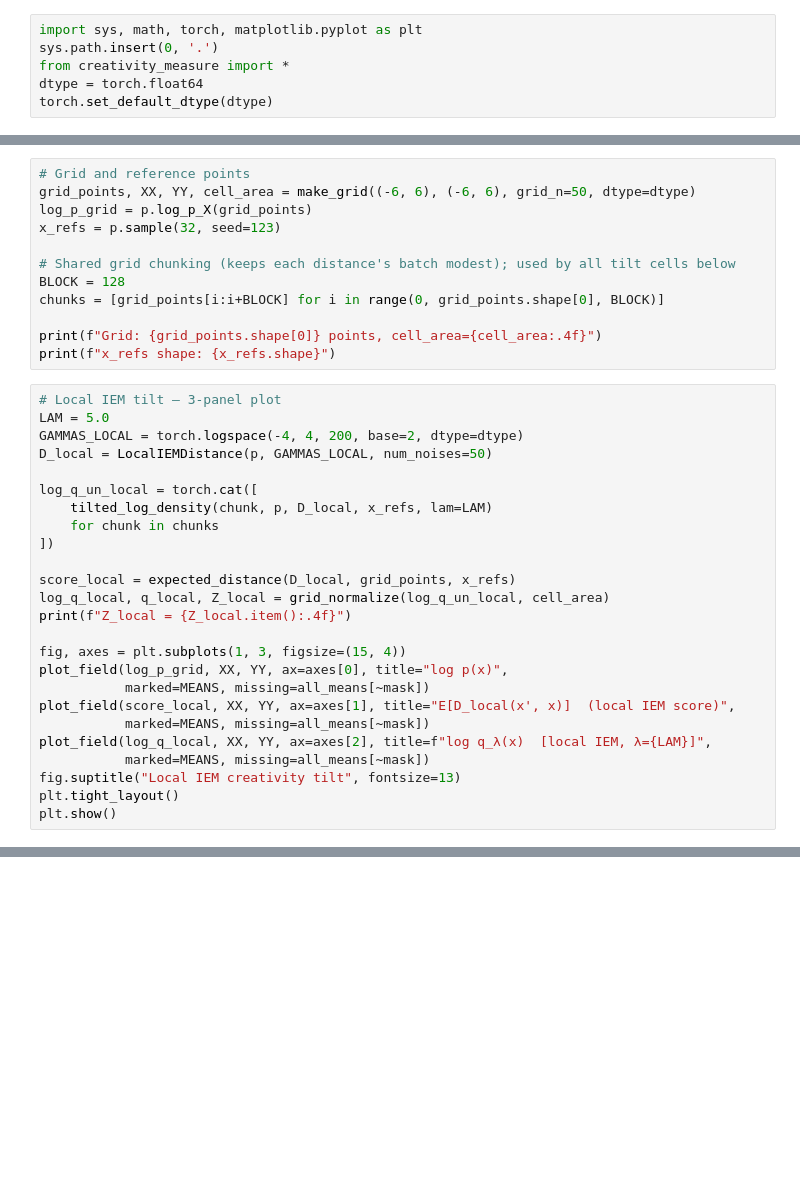
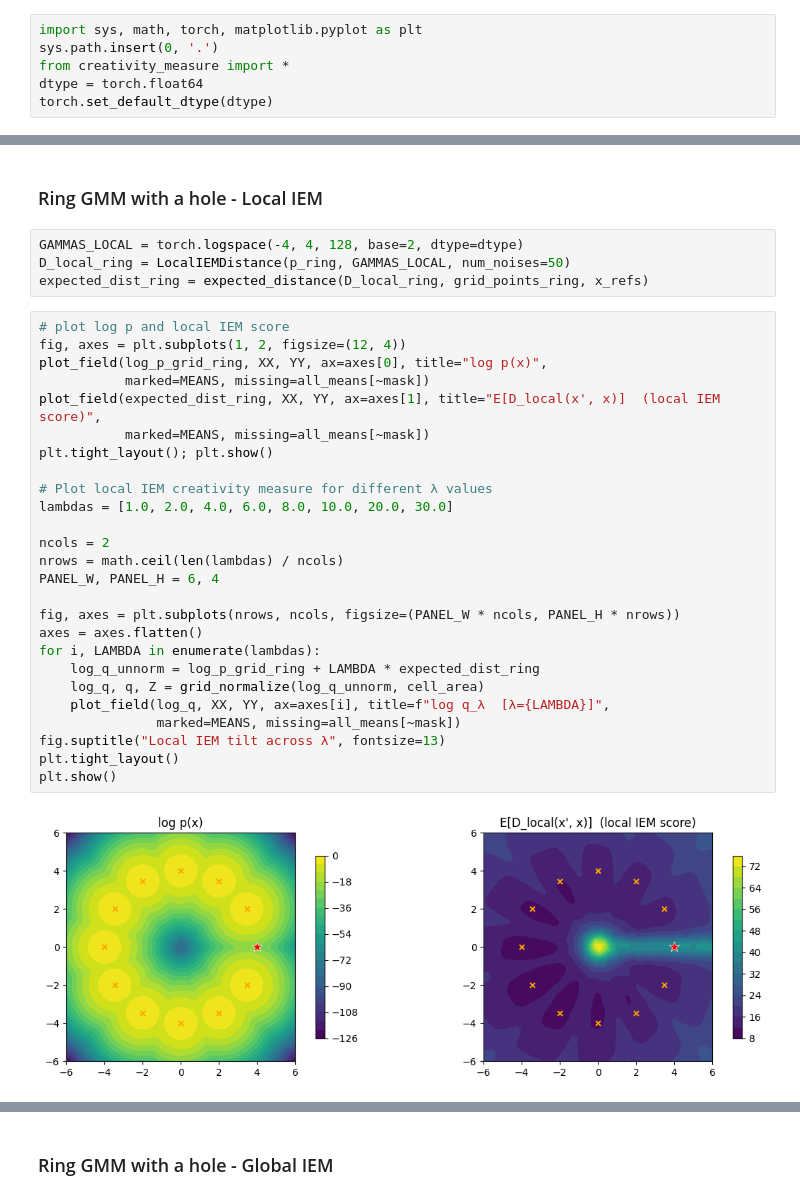
Before and after one commit to arielzoiz/creativity-measure, a Jupyter notebook: demo.ipynb, the cells around one changed output, grey strips where cells are left out. Cells and saved outputs as stored; diff of their text form; blank space fills up the shorter version.

Commit message:
updated demo.ipynb to use updated local and global IEM methods

```diff
--- a/demo.ipynb
+++ b/demo.ipynb
@@ -44,37 +56,34 @@ print(f"Ring GMM: {K} observed modes (hole at index {HOLE_IDX}), radius={RADIUS}
-# %%
-# Grid and reference points
-grid_points, XX, YY, cell_area = make_grid((-6, 6), (-6, 6), grid_n=50, dtype=dtype)
-log_p_grid = p.log_p_X(grid_points)
-x_refs = p.sample(32, seed=123)
-
-# Shared grid chunking (keeps each distance's batch modest); used by all tilt cells below
-BLOCK = 128
-chunks = [grid_points[i:i+BLOCK] for i in range(0, grid_points.shape[0], BLOCK)]
-
-print(f"Grid: {grid_points.shape[0]} points, cell_area={cell_area:.4f}")
-print(f"x_refs shape: {x_refs.shape}")
+# %% [markdown]
+### Ring GMM with a hole - Local IEM
+# %%
+GAMMAS_LOCAL = torch.logspace(-4, 4, 128, base=2, dtype=dtype)
+D_local_ring = LocalIEMDistance(p_ring, GAMMAS_LOCAL, num_noises=50)
+expected_dist_ring = expected_distance(D_local_ring, grid_points_ring, x_refs)
 # %%
-# Local IEM tilt — 3-panel plot
-LAM = 5.0
-GAMMAS_LOCAL = torch.logspace(-4, 4, 200, base=2, dtype=dtype)
-D_local = LocalIEMDistance(p, GAMMAS_LOCAL, num_noises=50)
+# plot log p and local IEM score
+fig, axes = plt.subplots(1, 2, figsize=(12, 4))
+plot_field(log_p_grid_ring, XX, YY, ax=axes[0], title="log p(x)",
+           marked=MEANS, missing=all_means[~mask])
+plot_field(expected_dist_ring, XX, YY, ax=axes[1], title="E[D_local(x', x)]  (local IEM score)",
+           marked=MEANS, missing=all_means[~mask])
+plt.tight_layout(); plt.show()
 
-log_q_un_local = torch.cat([
-    tilted_log_density(chunk, p, D_local, x_refs, lam=LAM)
-    for chunk in chunks
-])
+# Plot local IEM creativity measure for different λ values
+lambdas = [1.0, 2.0, 4.0, 6.0, 8.0, 10.0, 20.0, 30.0]
 
-score_local = expected_distance(D_local, grid_points, x_refs)
-log_q_local, q_local, Z_local = grid_normalize(log_q_un_local, cell_area)
-print(f"Z_local = {Z_local.item():.4f}")
+ncols = 2
+nrows = math.ceil(len(lambdas) / ncols)
+PANEL_W, PANEL_H = 6, 4
 
-fig, axes = plt.subplots(1, 3, figsize=(15, 4))
-plot_field(log_p_grid, XX, YY, ax=axes[0], title="log p(x)",
-           marked=MEANS, missing=all_means[~mask])
-plot_field(score_local, XX, YY, ax=axes[1], title="E[D_local(x', x)]  (local IEM score)",
-           marked=MEANS, missing=all_means[~mask])
-plot_field(log_q_local, XX, YY, ax=axes[2], title=f"log q_λ(x)  [local IEM, λ={LAM}]",
-           marked=MEANS, missing=all_means[~mask])
-fig.suptitle("Local IEM creativity tilt", fontsize=13)
+fig, axes = plt.subplots(nrows, ncols, figsize=(PANEL_W * ncols, PANEL_H * nrows))
+axes = axes.flatten()
+for i, LAMBDA in enumerate(lambdas):
+    log_q_unnorm = log_p_grid_ring + LAMBDA * expected_dist_ring
+    log_q, q, Z = grid_normalize(log_q_unnorm, cell_area)
+    plot_field(log_q, XX, YY, ax=axes[i], title=f"log q_λ  [λ={LAMBDA}]",
+               marked=MEANS, missing=all_means[~mask])
+fig.suptitle("Local IEM tilt across λ", fontsize=13)
 plt.tight_layout()
 plt.show()
+# %% [output]
+[figure, added]
@@ -80,0 +91,2 @@ plt.show()
+# %% [markdown]
+### Ring GMM with a hole - Global IEM
```
Also changed, not shown: parts of 24 cells of this notebook.
